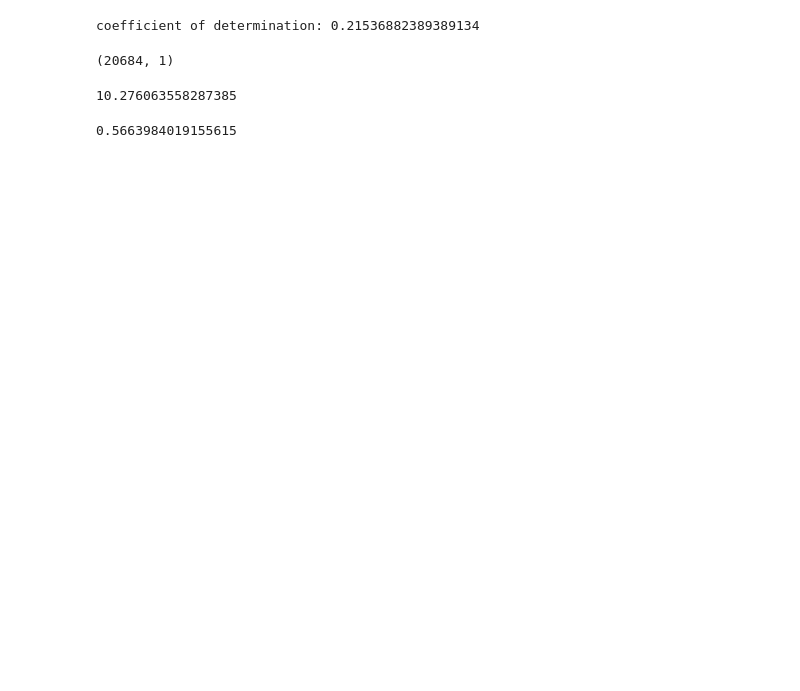
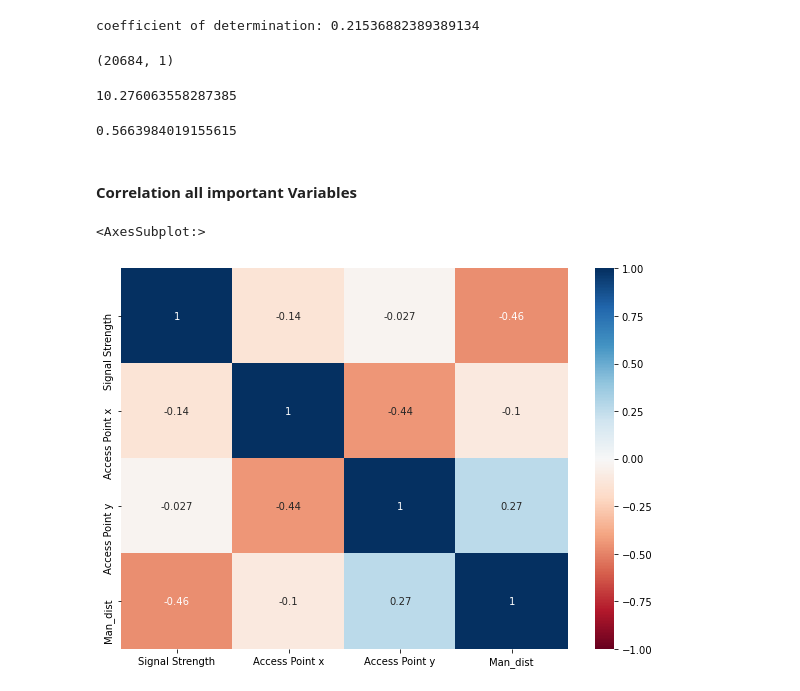
Before and after one commit to Shritej24c/Aruba, a Jupyter notebook: Aruba Data Challenge.ipynb, the cells around one changed output. Saved outputs shown, nothing was run; the diff lists cells and outputs as text; code cells hidden in the pictures; blank space fills up the shorter version.

```diff
--- a/Aruba Data Challenge.ipynb
+++ b/Aruba Data Challenge.ipynb
@@ -219,3 +232,13 @@ mean_absolute_error(y_pred, y)
 mean_absolute_percentage_error(y_pred, y)
 # %% [output]
 0.5663984019155615
+# %% [markdown]
+#### Correlation all important Variables
+# %%
+ds = ipad_ap_loc[["Signal Strength", "Access Point x", "Access Point y", "Man_dist"]].corr()
+# %%
+plt.figure(figsize=(10,7))
+sns.heatmap(ds, vmax=1, vmin=-1, cmap='RdBu', annot=True)
+# %% [output]
+<AxesSubplot:>
+[figure, added]
```
Also changed, not shown: parts of 33 cells of this notebook, 2 other files.
